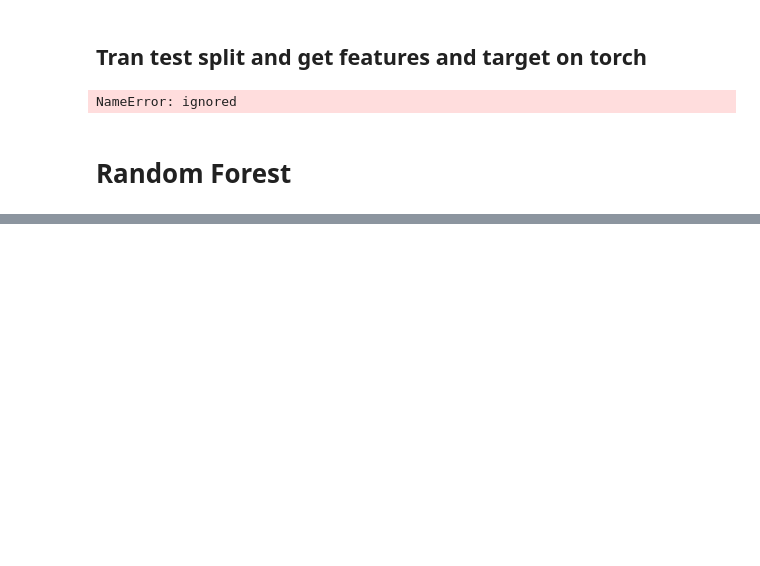
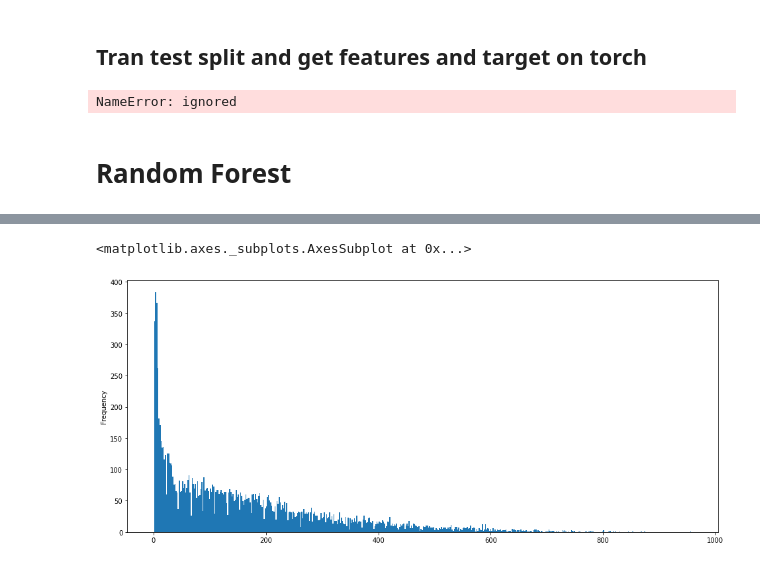
Before and after one commit to hackcheek/rented-bike-prediction, a Jupyter notebook: datathon.ipynb, the cells around one changed output, grey strips where cells are left out. Saved outputs shown, nothing was run; the diff lists cells and outputs as text; code cells hidden in the pictures; blank space fills up the shorter version.

```diff
--- a/datathon.ipynb
+++ b/datathon.ipynb
@@ -241,0 +1345,10 @@ deploy(best_rf)
+# %%
+import xgboost as xgb
+
+train = data_train.copy()
+# %%
+# filter outliers
+train['cnt'].plot.hist(bins=500, figsize=(16, 7))
+# %% [output]
+<matplotlib.axes._subplots.AxesSubplot at 0x...>
+[figure, added]
```
Also changed, not shown: parts of 104 cells of this notebook.
